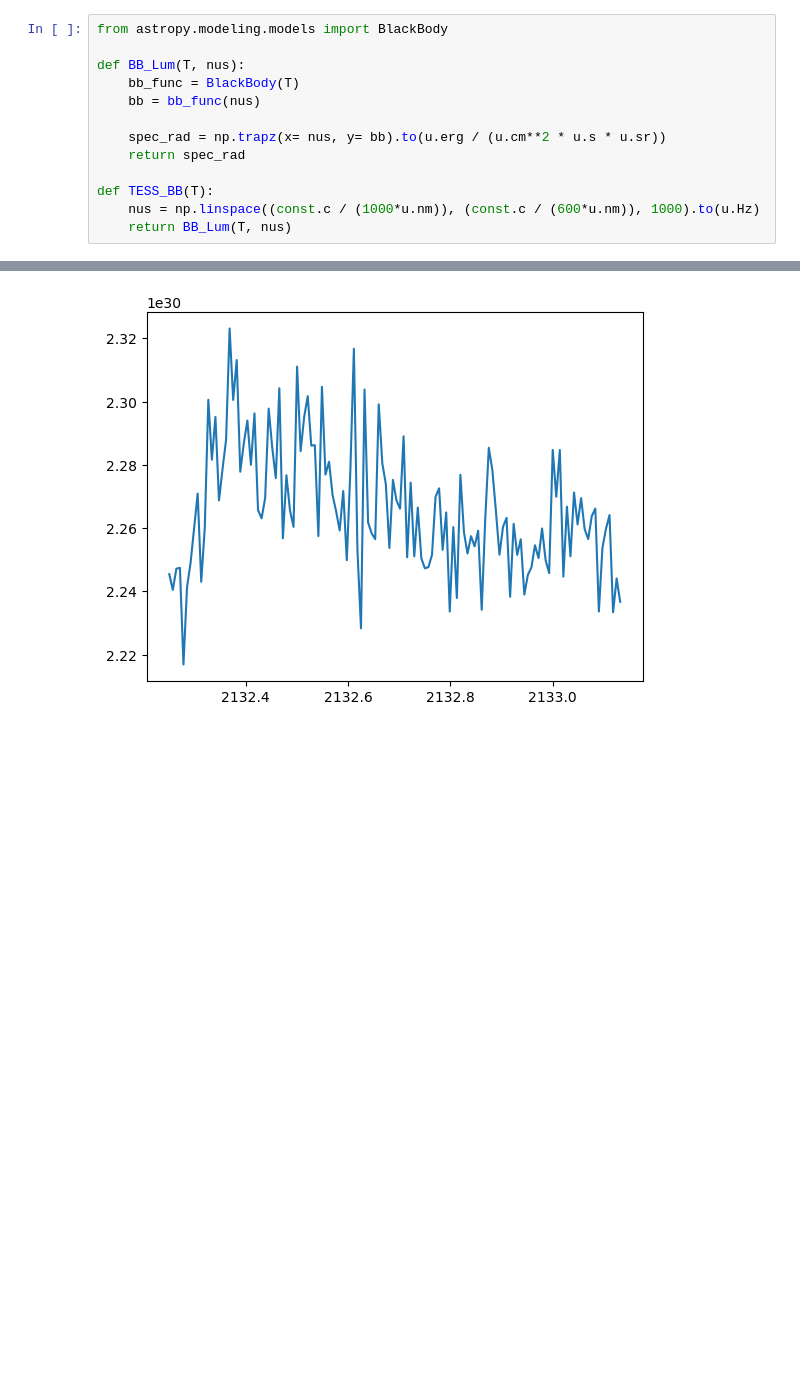
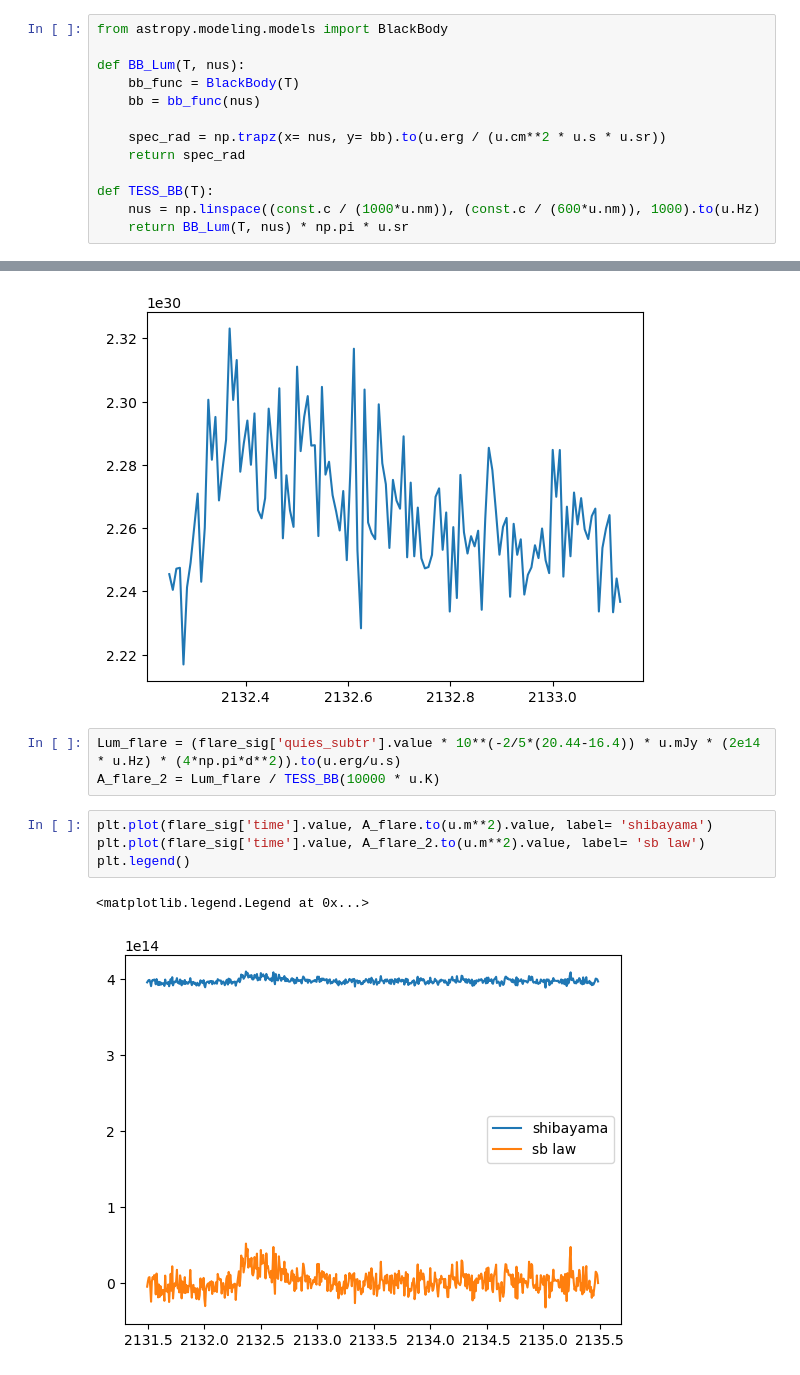
Before and after one commit to VishnuGade/SPT_Flares, a Jupyter notebook: src/Liz/TESS_flare_isolation.ipynb, the cells around one changed output, grey strips where cells are left out. Drawn from its saved outputs; the diff is of its cells as text; blank space fills up the shorter version.

```diff
--- a/src/Liz/TESS_flare_isolation.ipynb
+++ b/src/Liz/TESS_flare_isolation.ipynb
@@ -478,7 +478,7 @@ def BB_Lum(T, nus):
 
 def TESS_BB(T):
     nus = np.linspace((const.c / (1000*u.nm)), (const.c / (600*u.nm)), 1000).to(u.Hz)
-    return BB_Lum(T, nus)
+    return BB_Lum(T, nus) * np.pi * u.sr
 # %%
 temp_time =  flare_sig['time'].copy()
 temp_time =  (temp_time.value * u.day)
@@ -500,3 +500,13 @@ np.trapz(x= temp_time[mask].to(u.s), y= L_flare[mask]).to(u.erg)
 # %% [output]
 $1.7268718 \times 10^{35} \; \mathrm{erg}$
 [figure]
+# %%
+Lum_flare = (flare_sig['quies_subtr'].value * 10**(-2/5*(20.44-16.4)) * u.mJy * (2e14 * u.Hz) * (4*np.pi*d**2)).to(u.erg/u.s)
+A_flare_2 = Lum_flare / TESS_BB(10000 * u.K)
+# %%
+plt.plot(flare_sig['time'].value, A_flare.to(u.m**2).value, label= 'shibayama')
+plt.plot(flare_sig['time'].value, A_flare_2.to(u.m**2).value, label= 'sb law')
+plt.legend()
+# %% [output]
+<matplotlib.legend.Legend at 0x...>
+[figure, added]
```
Also changed, not shown: parts of 1 cell of this notebook, 24 other files.
